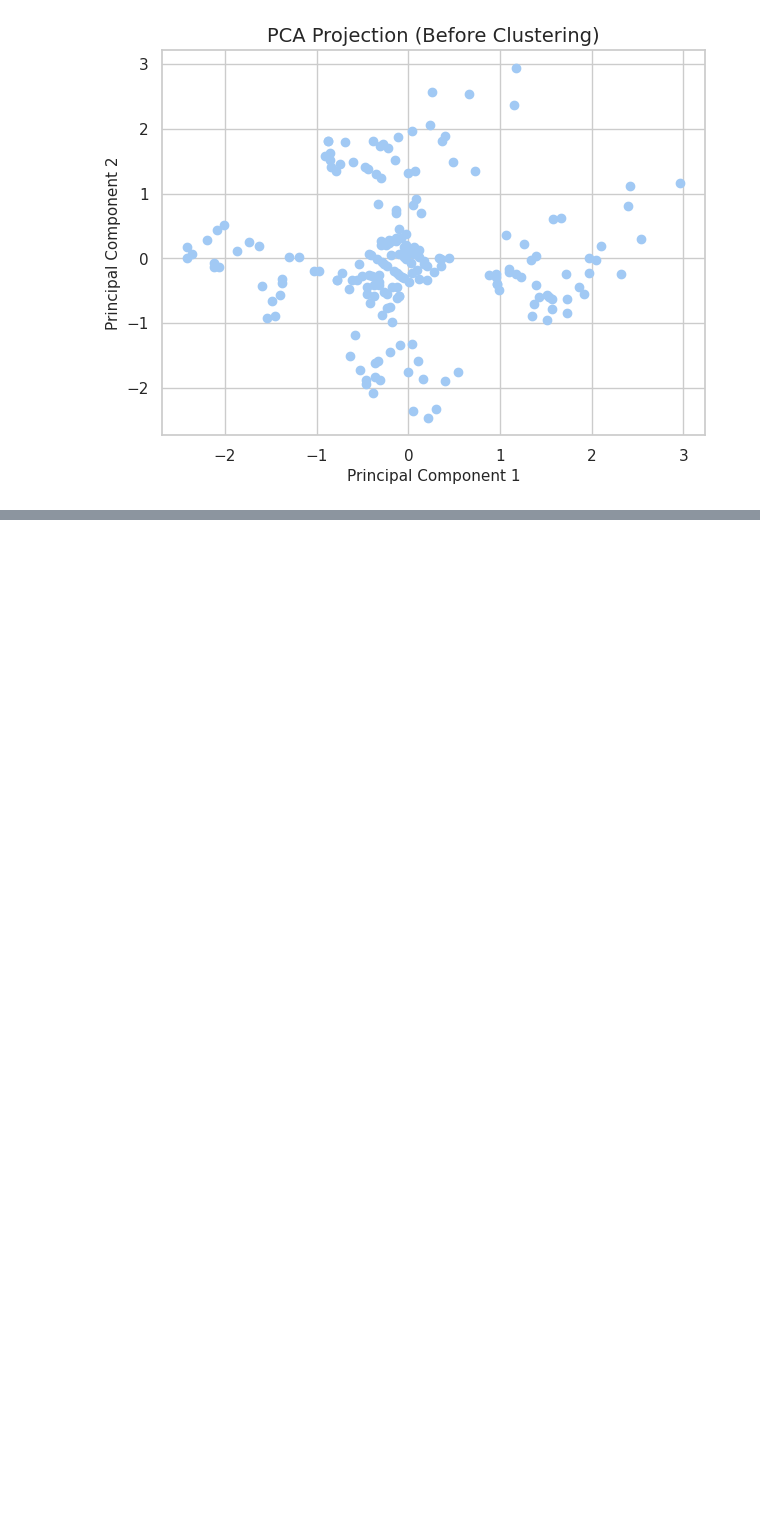
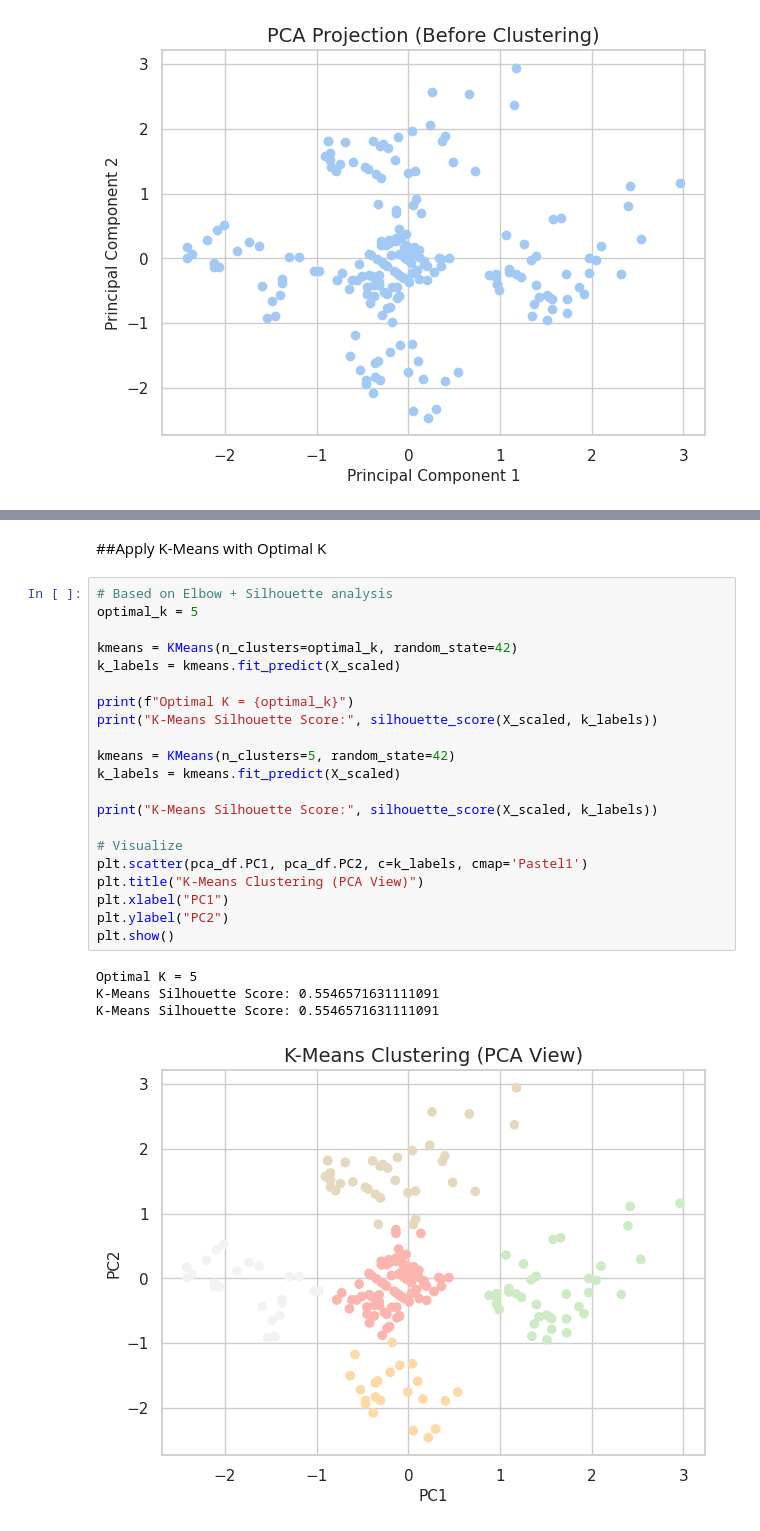
Before and after one commit to Cherryberry112/CSE475_Machine_Learning-, a Jupyter notebook: Lab/Lab02_Clustering.ipynb, the cells around one changed output, grey strips where cells are left out. Saved outputs shown, nothing was run; the diff lists cells and outputs as text; blank space fills up the shorter version.

```diff
--- a/Lab/Lab02_Clustering.ipynb
+++ b/Lab/Lab02_Clustering.ipynb
@@ -103,0 +150,28 @@ Explained Variance → PC1: 50.50%, PC2: 49.50%
+# %% [markdown]
+##Apply K-Means with Optimal K
+# %%
+# Based on Elbow + Silhouette analysis
+optimal_k = 5
+
+kmeans = KMeans(n_clusters=optimal_k, random_state=42)
+k_labels = kmeans.fit_predict(X_scaled)
+
+print(f"Optimal K = {optimal_k}")
+print("K-Means Silhouette Score:", silhouette_score(X_scaled, k_labels))
+
+kmeans = KMeans(n_clusters=5, random_state=42)
+k_labels = kmeans.fit_predict(X_scaled)
+
+print("K-Means Silhouette Score:", silhouette_score(X_scaled, k_labels))
+
+# Visualize
+plt.scatter(pca_df.PC1, pca_df.PC2, c=k_labels, cmap='Pastel1')
+plt.title("K-Means Clustering (PCA View)")
+plt.xlabel("PC1")
+plt.ylabel("PC2")
+plt.show()
+# %% [output]
+Optimal K = 5
+K-Means Silhouette Score: 0.5546571631111091
+K-Means Silhouette Score: 0.5546571631111091
+[figure, added]
```
Also changed, not shown: parts of 3 cells of this notebook.
